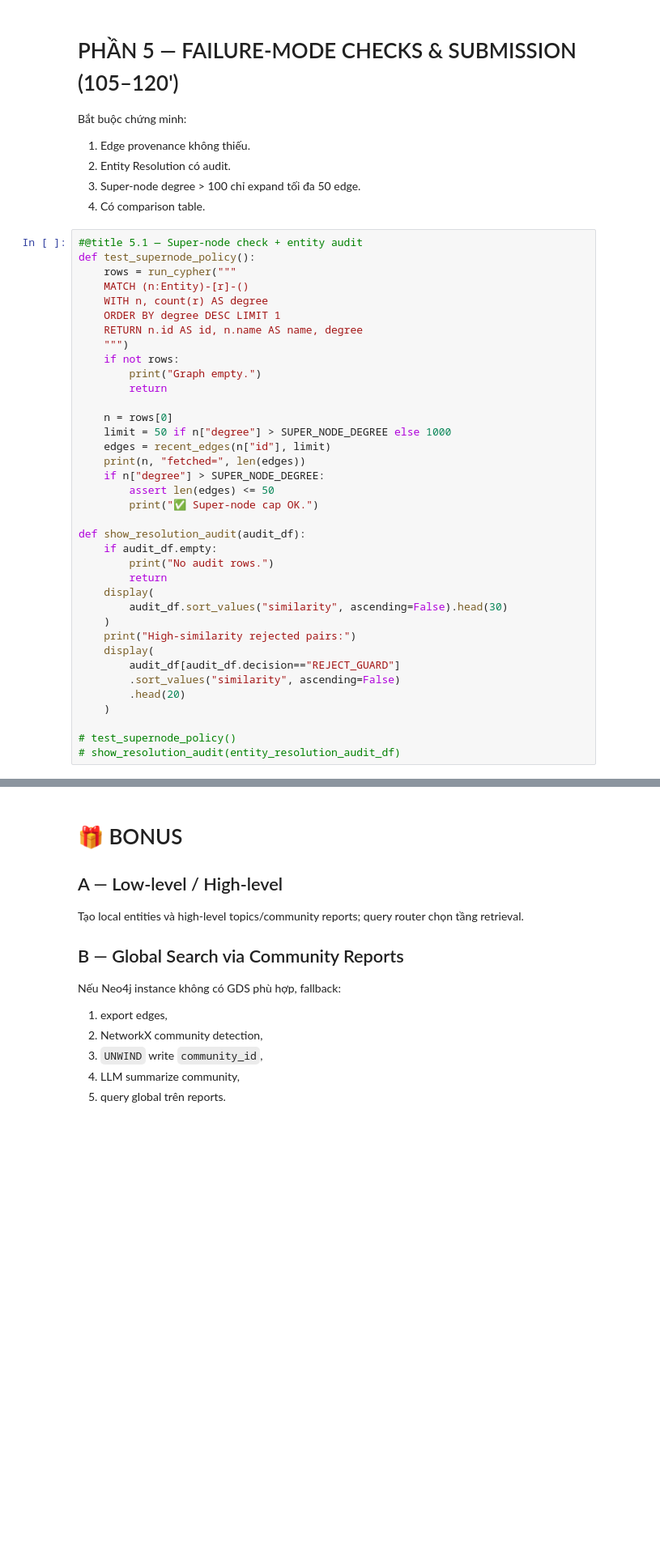
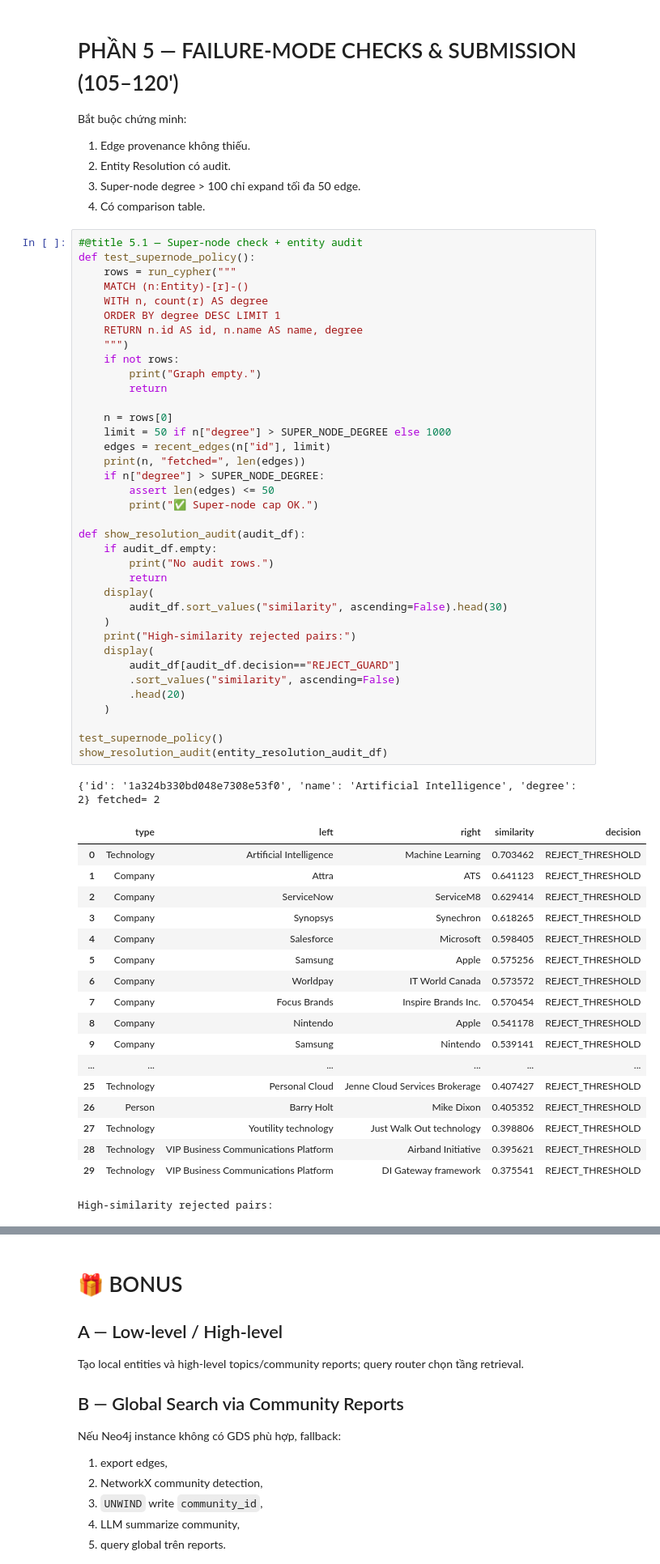
Before and after one commit to TruowNguyen/DAY19-2A202601974-NguyenVanTruong, a Jupyter notebook: Day19_GraphRAG_vs_FlatRAG_Production_Lab_Guide.ipynb, the cells around one changed output, grey strips where cells are left out. Shown at 81% size. Saved outputs shown, nothing was run; the diff lists cells and outputs as text; blank space fills up the shorter version.

```diff
--- a/Day19_GraphRAG_vs_FlatRAG_Production_Lab_Guide.ipynb
+++ b/Day19_GraphRAG_vs_FlatRAG_Production_Lab_Guide.ipynb
@@ -1413,32 +1620,52 @@ def test_supernode_policy():
     WITH n, count(r) AS degree
     ORDER BY degree DESC LIMIT 1
     RETURN n.id AS id, n.name AS name, degree
     """)
     if not rows:
         print("Graph empty.")
         return
 
     n = rows[0]
     limit = 50 if n["degree"] > SUPER_NODE_DEGREE else 1000
     edges = recent_edges(n["id"], limit)
     print(n, "fetched=", len(edges))
     if n["degree"] > SUPER_NODE_DEGREE:
         assert len(edges) <= 50
         print("✅ Super-node cap OK.")
 
 def show_resolution_audit(audit_df):
     if audit_df.empty:
         print("No audit rows.")
         return
     display(
         audit_df.sort_values("similarity", ascending=False).head(30)
     )
     print("High-similarity rejected pairs:")
     display(
         audit_df[audit_df.decision=="REJECT_GUARD"]
         .sort_values("similarity", ascending=False)
         .head(20)
     )
 
-# test_supernode_policy()
-# show_resolution_audit(entity_resolution_audit_df)
+test_supernode_policy()
+show_resolution_audit(entity_resolution_audit_df)
+# %% [output]
+{'id': '1a324b330bd048e7308e53f0', 'name': 'Artificial Intelligence', 'degree': 2} fetched= 2
+|  | type | left | right | similarity | decision |
+| 0 | Technology | Artificial Intelligence | Machine Learning | 0.703462 | REJECT_THRESHOLD |
+| 1 | Company | Attra | ATS | 0.641123 | REJECT_THRESHOLD |
+| 2 | Company | ServiceNow | ServiceM8 | 0.629414 | REJECT_THRESHOLD |
+| 3 | Company | Synopsys | Synechron | 0.618265 | REJECT_THRESHOLD |
+| 4 | Company | Salesforce | Microsoft | 0.598405 | REJECT_THRESHOLD |
+| 5 | Company | Samsung | Apple | 0.575256 | REJECT_THRESHOLD |
+| 6 | Company | Worldpay | IT World Canada | 0.573572 | REJECT_THRESHOLD |
+| 7 | Company | Focus Brands | Inspire Brands Inc. | 0.570454 | REJECT_THRESHOLD |
+| 8 | Company | Nintendo | Apple | 0.541178 | REJECT_THRESHOLD |
+| 9 | Company | Samsung | Nintendo | 0.539141 | REJECT_THRESHOLD |
+| ... | ... | ... | ... | ... | ... |
+| 25 | Technology | Personal Cloud | Jenne Cloud Services Brokerage | 0.407427 | REJECT_THRESHOLD |
+| 26 | Person | Barry Holt | Mike Dixon | 0.405352 | REJECT_THRESHOLD |
+| 27 | Technology | Youtility technology | Just Walk Out technology | 0.398806 | REJECT_THRESHOLD |
+| 28 | Technology | VIP Business Communications Platform | Airband Initiative | 0.395621 | REJECT_THRESHOLD |
+| 29 | Technology | VIP Business Communications Platform | DI Gateway framework | 0.375541 | REJECT_THRESHOLD |
+High-similarity rejected pairs:
```
Also changed, not shown: parts of 19 cells of this notebook, 9 other files.
